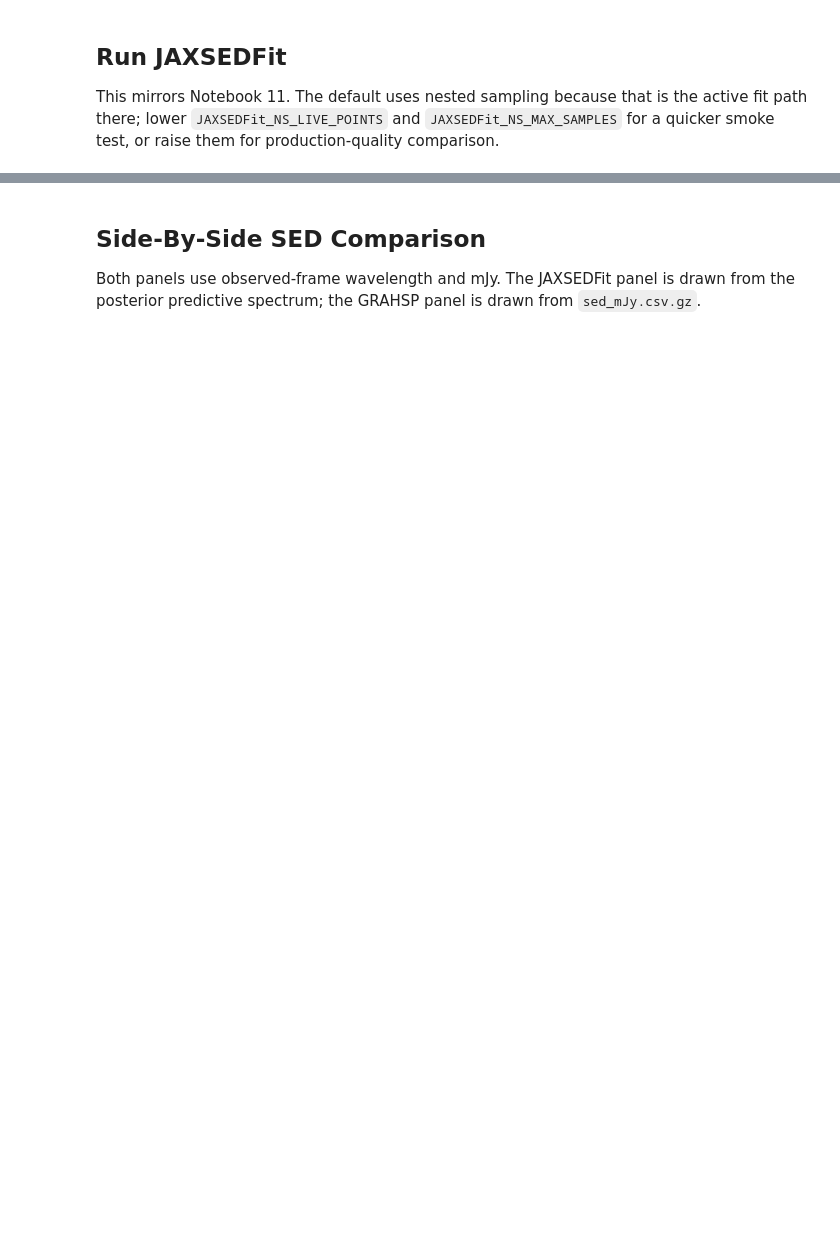
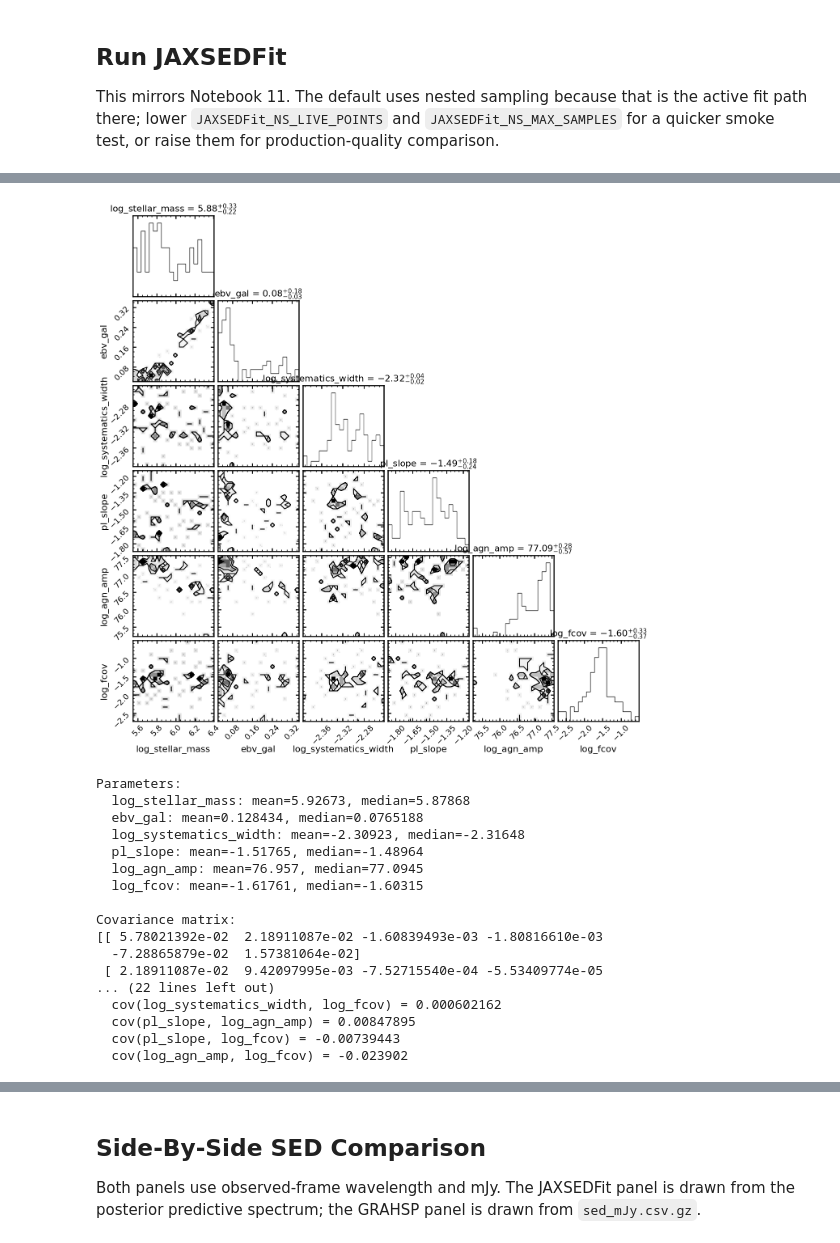
Before and after one commit to burke86/grahspj, a Jupyter notebook: notebooks/11_grahsp_vs_jaxsedfit_chimera_sed.ipynb, the cells around one changed output, grey strips where cells are left out. Saved outputs shown, nothing was run; the diff lists cells and outputs as text; code cells hidden in the pictures; blank space fills up the shorter version.

```diff
--- a/notebooks/11_grahsp_vs_jaxsedfit_chimera_sed.ipynb
+++ b/notebooks/11_grahsp_vs_jaxsedfit_chimera_sed.ipynb
@@ -179,0 +202,47 @@ JAXSEDFit residual: -2.035111585423337
+# %%
+import corner
+import numpy as np
+import matplotlib.pyplot as plt
+
+samples = jaxsedfit_fitter.samples
+
+params = [
+    "log_stellar_mass",
+    "sfh_age_gyr",
+    "sfh_tau_gyr",
+    "ebv_gal",
+    "log_systematics_width",
+    "pl_slope",
+    "log_uv_slope_delta",
+    "log_agn_amp",
+    "log_fcov",
+    "log_hot_lam"
+
+]
+params = [p for p in params if p in samples]
+
+chain = np.column_stack([
+    np.asarray(samples[p]).reshape(-1)
+    for p in params
+])
+
+corner.corner(chain, labels=params, show_titles=True)
+plt.show()
+
+means = np.mean(chain, axis=0)
+medians = np.median(chain, axis=0)
+cov = np.cov(chain, rowvar=False)
+
+print("Parameters:")
+for name, mean, median in zip(params, means, medians):
+    print(f"  {name}: mean={mean:.6g}, median={median:.6g}")
+
+print("\nCovariance matrix:")
+print(cov)
+
+print("\nCovariance pairs:")
+for i, p1 in enumerate(params):
+    for j in range(i + 1, len(params)):
+        p2 = params[j]
+        print(f"  cov({p1}, {p2}) = {cov[i, j]:.6g}")
+# %% [output]
@@ -179,0 +264,18 @@ JAXSEDFit residual: -2.035111585423337
+[figure, added]
+Parameters:
+  log_stellar_mass: mean=5.92673, median=5.87868
+  ebv_gal: mean=0.128434, median=0.0765188
+  log_systematics_width: mean=-2.30923, median=-2.31648
+  pl_slope: mean=-1.51765, median=-1.48964
+  log_agn_amp: mean=76.957, median=77.0945
+  log_fcov: mean=-1.61761, median=-1.60315
+
+Covariance matrix:
+[[ 5.78021392e-02  2.18911087e-02 -1.60839493e-03 -1.80816610e-03
+  -7.28865879e-02  1.57381064e-02]
+ [ 2.18911087e-02  9.42097995e-03 -7.52715540e-04 -5.53409774e-05
+... (22 lines left out)
+  cov(log_systematics_width, log_fcov) = 0.000602162
+  cov(pl_slope, log_agn_amp) = 0.00847895
+  cov(pl_slope, log_fcov) = -0.00739443
+  cov(log_agn_amp, log_fcov) = -0.023902
```
Also changed, not shown: parts of 19 cells of this notebook, 6 other files.
